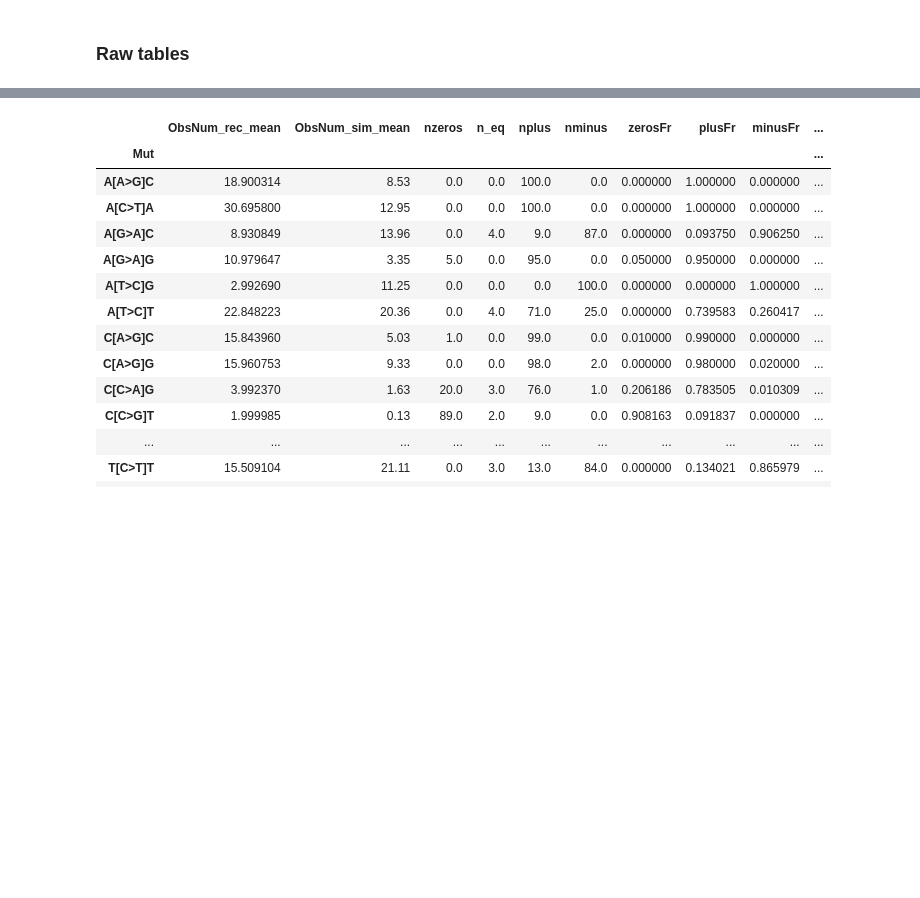
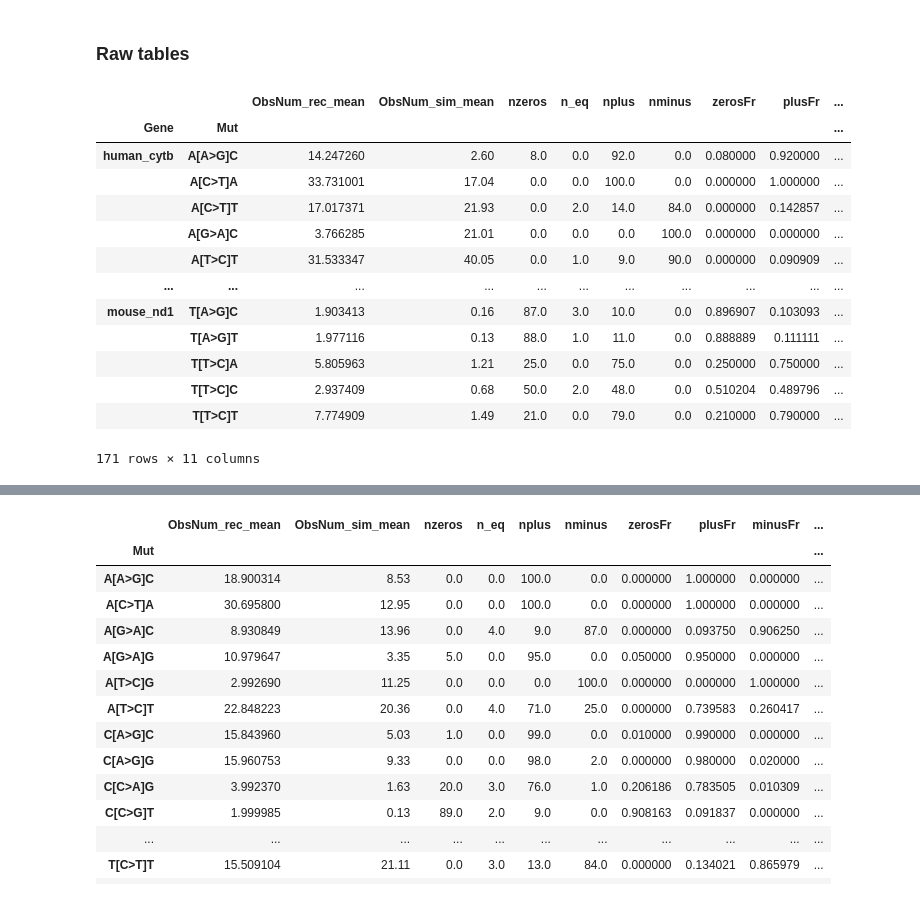
Before and after one commit to mitoclub/nemu-pipeline, a Jupyter notebook: notebooks/position_analysis.ipynb, the cells around one changed output, grey strips where cells are left out. Drawn from its saved outputs; the diff is of its cells as text; code cells hidden in the pictures; blank space fills up the shorter version.

```diff
--- a/notebooks/position_analysis.ipynb
+++ b/notebooks/position_analysis.ipynb
@@ -378,6 +379,7 @@ def get_significance(df):
 # %%
 pcutoff = 0.3
 nreplics=100
+sbs_under_selection = []
 
 for lbl, data in zip(['human_cytb', 'human_cox1', 'human_nd1', 'mouse_cytb', 'mouse_cox1', 'mouse_nd1'],
                      [human_cytb, human_cox1, human_nd1, mouse_cytb, mouse_cox1, mouse_nd1]):
@@ -406,7 +408,7 @@ for lbl, data in zip(['human_cytb', 'human_cox1', 'human_nd1', 'mouse_cytb', 'mo
     # diff_stats["high"] = diff_stats["<lambda_0>"].apply(lambda x: x.high)
     # diff_stats.drop("<lambda_0>", axis=1, inplace=True)
 
-    _diff_stats2 = gr.apply(partial(count_diff, nreplics=nreplics))
+    _diff_stats2 = gr.apply(count_diff, nreplics=nreplics)
     diff_stats = diff_stats.merge(_diff_stats2, left_index=True, right_index=True)
     del _diff_stats2
     diff_stats["p-value"] = diff_stats["n_eq"] / (nreplics + 1)
@@ -416,7 +418,6 @@ for lbl, data in zip(['human_cytb', 'human_cox1', 'human_nd1', 'mouse_cytb', 'mo
     data["diff_stats"] = diff_stats
 
     # extract sbs under selection
-    # pval_cutoff = 0.15 if lbl.startswith("human") else 0.05
     pval_cutoff = 0.05
     diff_stats_filtered = diff_stats[
         (diff_stats["ObsNum_rec_mean"] > 0) &
@@ -428,5 +429,28 @@ for lbl, data in zip(['human_cytb', 'human_cox1', 'human_nd1', 'mouse_cytb', 'mo
         (diff_stats_filtered["nplus"] > diff_stats_filtered["nminus"])].index.values
     data["muts_negative"] = diff_stats_filtered[
         (diff_stats_filtered["nplus"] < diff_stats_filtered["nminus"])].index.values
+
+    sbs_under_selection.append(diff_stats_filtered.reset_index().assign(Gene=lbl))
+
+sbs_under_selection_df = pd.concat(sbs_under_selection).set_index(['Gene', 'Mut'])
+sbs_under_selection_df['effect'] = (sbs_under_selection_df['nplus'] > sbs_under_selection_df['nminus']).apply(lambda x: '-+'[x])
 # %% [markdown]
 ### Raw tables
+# %%
+sbs_under_selection_df.to_csv('../data/share/sbs_under_selection.csv', float_format="%g")
+sbs_under_selection_df
+# %% [output]
+|  |  | ObsNum_rec_mean | ObsNum_sim_mean | nzeros | n_eq | nplus | nminus | zerosFr | plusFr | ... |
+| Gene | Mut |  |  |  |  |  |  |  |  | ... |
+| human_cytb | A[A>G]C | 14.247260 | 2.60 | 8.0 | 0.0 | 92.0 | 0.0 | 0.080000 | 0.920000 | ... |
+|  | A[C>T]A | 33.731001 | 17.04 | 0.0 | 0.0 | 100.0 | 0.0 | 0.000000 | 1.000000 | ... |
+|  | A[C>T]T | 17.017371 | 21.93 | 0.0 | 2.0 | 14.0 | 84.0 | 0.000000 | 0.142857 | ... |
+|  | A[G>A]C | 3.766285 | 21.01 | 0.0 | 0.0 | 0.0 | 100.0 | 0.000000 | 0.000000 | ... |
+|  | A[T>C]T | 31.533347 | 40.05 | 0.0 | 1.0 | 9.0 | 90.0 | 0.000000 | 0.090909 | ... |
+| ... | ... | ... | ... | ... | ... | ... | ... | ... | ... | ... |
+| mouse_nd1 | T[A>G]C | 1.903413 | 0.16 | 87.0 | 3.0 | 10.0 | 0.0 | 0.896907 | 0.103093 | ... |
+|  | T[A>G]T | 1.977116 | 0.13 | 88.0 | 1.0 | 11.0 | 0.0 | 0.888889 | 0.111111 | ... |
+|  | T[T>C]A | 5.805963 | 1.21 | 25.0 | 0.0 | 75.0 | 0.0 | 0.250000 | 0.750000 | ... |
+|  | T[T>C]C | 2.937409 | 0.68 | 50.0 | 2.0 | 48.0 | 0.0 | 0.510204 | 0.489796 | ... |
+|  | T[T>C]T | 7.774909 | 1.49 | 21.0 | 0.0 | 79.0 | 0.0 | 0.210000 | 0.790000 | ... |
+171 rows × 11 columns
```
Also changed, not shown: parts of 9 cells of this notebook, 9 other files.
